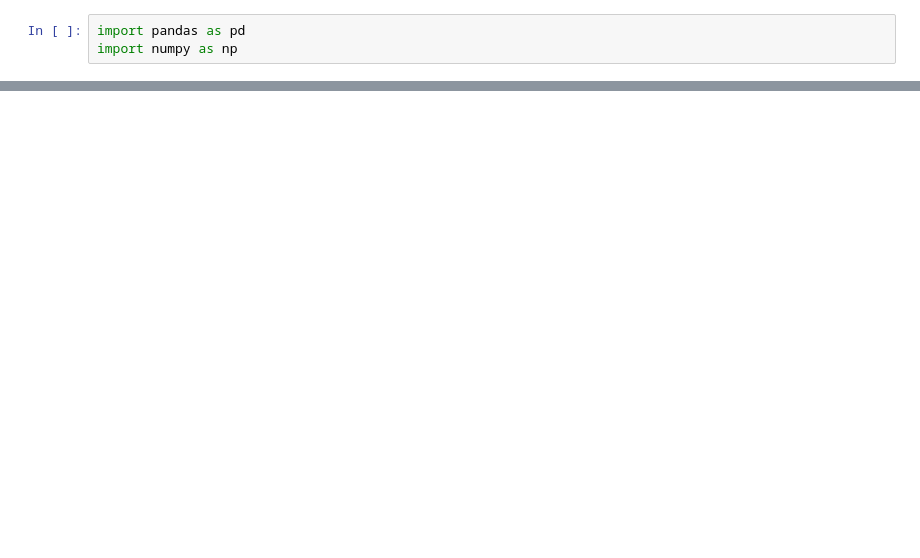
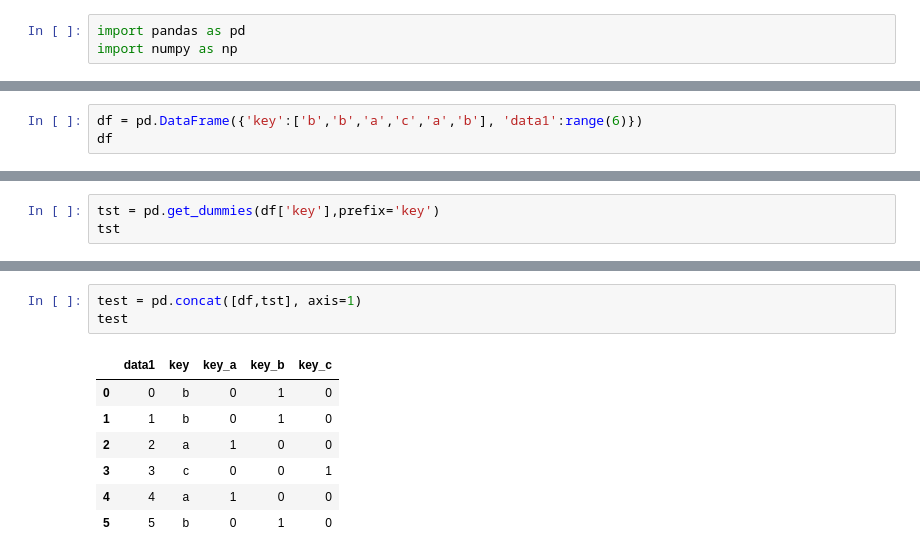
Before and after one commit to muzhiyaojing/-BOOK-PythonDataAnalysis, a Jupyter notebook: Chapter 7/7.2 Data Transformation.ipynb, the cells around one changed output, grey strips where cells are left out. Cells and saved outputs as stored; diff of their text form; blank space fills up the shorter version.

```diff
--- a/Chapter 7/7.2 Data Transformation.ipynb
+++ b/Chapter 7/7.2 Data Transformation.ipynb
@@ -111,0 +287,3 @@ KeyError: 'corned beef'
+# %%
+df = pd.DataFrame({'key':['b','b','a','c','a','b'], 'data1':range(6)})
+df
@@ -111,0 +298,3 @@ KeyError: 'corned beef'
+# %%
+tst = pd.get_dummies(df['key'],prefix='key')
+tst
@@ -111,0 +309,11 @@ KeyError: 'corned beef'
+# %%
+test = pd.concat([df,tst], axis=1)
+test
+# %% [output]
+|  | data1 | key | key_a | key_b | key_c |
+| 0 | 0 | b | 0 | 1 | 0 |
+| 1 | 1 | b | 0 | 1 | 0 |
+| 2 | 2 | a | 1 | 0 | 0 |
+| 3 | 3 | c | 0 | 0 | 1 |
+| 4 | 4 | a | 1 | 0 | 0 |
+| 5 | 5 | b | 0 | 1 | 0 |
```
Also changed, not shown: parts of 55 cells of this notebook.
